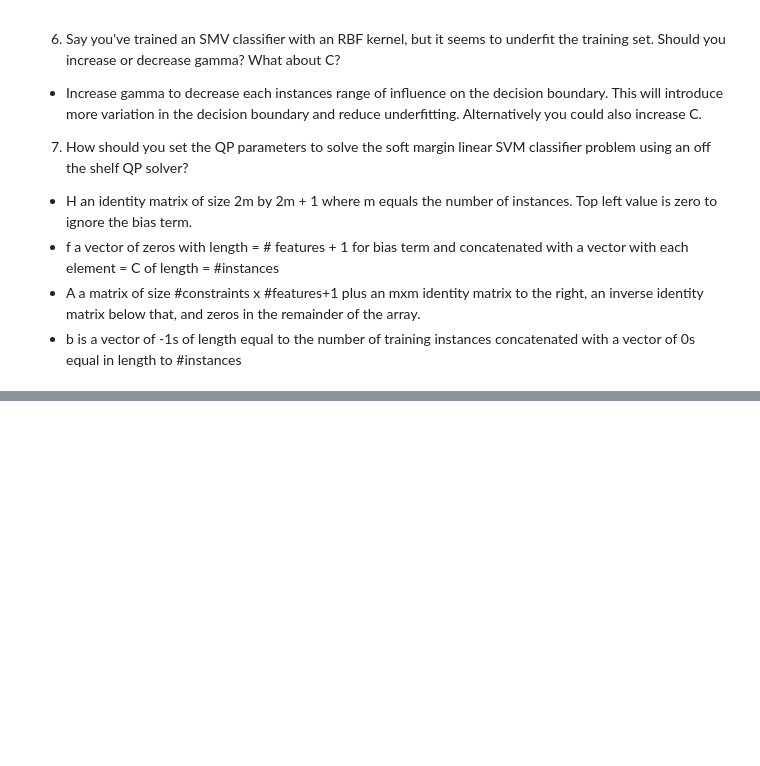
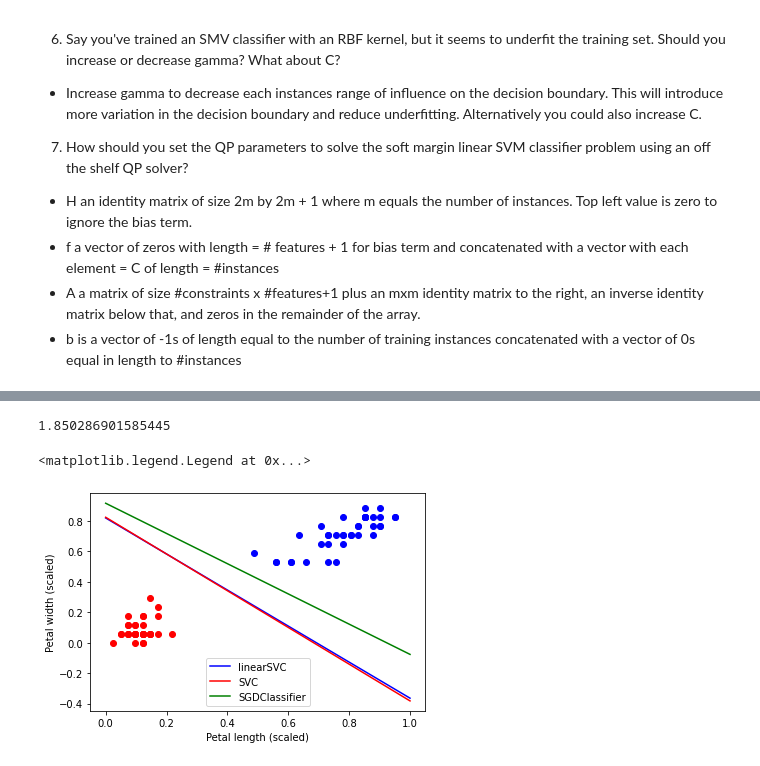
Before and after one commit to JakeHeffley/BME890_Repo, a Jupyter notebook: Ch05_Exercises.ipynb, the cells around one changed output, grey strips where cells are left out. Cells and saved outputs as stored; diff of their text form; code cells hidden in the pictures; blank space fills up the shorter version.

```diff
--- a/Ch05_Exercises.ipynb
+++ b/Ch05_Exercises.ipynb
@@ -47,0 +57,4 @@ y = y[setosa_or_versicolor]
+# %%
+#train a linear svc
+lin_svc = LinearSVC()
+lin_svc.fit(X_train,y_train)
@@ -47,0 +63,4 @@ y = y[setosa_or_versicolor]
+# %%
+#train an SVC
+svc = SVC(kernel='linear')
+svc.fit(X_train, y_train)
@@ -47,0 +69,4 @@ y = y[setosa_or_versicolor]
+# %%
+#train an SGD classifier
+sgd_clf = SGDClassifier()
+sgd_clf.fit(X_train, y_train)
@@ -47,0 +149,25 @@ y = y[setosa_or_versicolor]
+# %%
+# No. The models are not the same but they are similar.
+lin_svc.coef_[0, 0]
+# %% [output]
+1.850286901585445
+# %%
+#should plot all the training points and the decision boundaries. Need some lines to plot first.
+slope1 = -lin_svc.coef_[0, 0]/lin_svc.coef_[0, 1]
+bias1 = -lin_svc.intercept_[0]/lin_svc.coef_[0, 1]
+slope2 = -svc.coef_[0, 0]/svc.coef_[0, 1]
+bias2 = -svc.intercept_[0]/svc.coef_[0, 1]
+slope3 = -sgd_clf.coef_[0, 0]/sgd_clf.coef_[0, 1]
+bias3 = -sgd_clf.intercept_[0]/sgd_clf.coef_[0, 1]
+# %%
+plt.plot([0,1], [0*slope1+bias1, 1*slope1+bias1], label='linearSVC', c='b')
+plt.plot([0,1], [0*slope2+bias2, 1*slope2+bias2], label='SVC', c='r')
+plt.plot([0,1], [0*slope3+bias3, 1*slope3+bias3], label='SGDClassifier', c='g')
+plt.scatter(X_train[:,0][y_train==1],X_train[:,1][y_train==1], c='b')
+plt.scatter(X_train[:,0][y_train==0],X_train[:,1][y_train==0], c='r')
+plt.xlabel('Petal length (scaled)')
+plt.ylabel('Petal width (scaled)')
+plt.legend(loc='lower center')
+# %% [output]
+<matplotlib.legend.Legend at 0x...>
+[figure, added]
```
Also changed, not shown: parts of 34 cells of this notebook, 2 other files.
